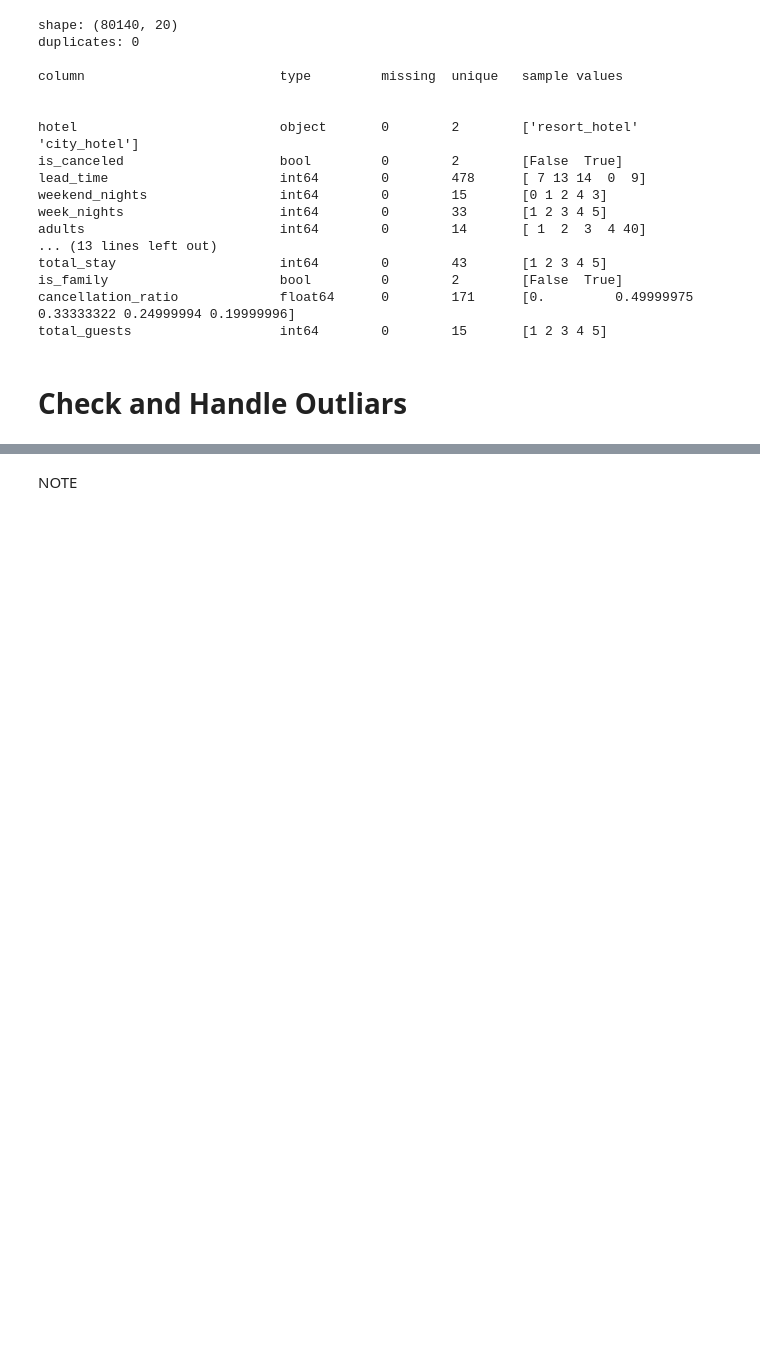
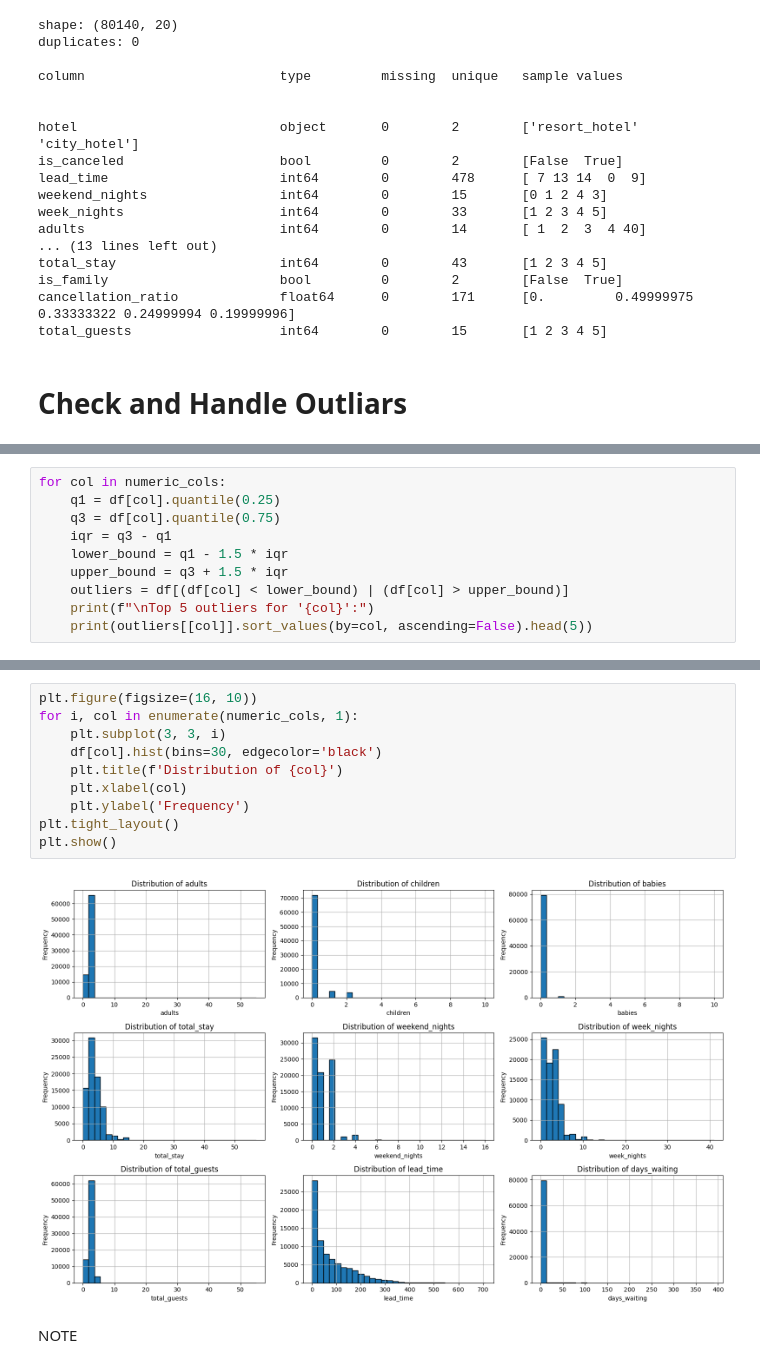
Before and after one commit to desi0302/CancelScope-Hotel-Booking-Analysis, a Jupyter notebook: jupyter_notebooks/etl.ipynb, the cells around one changed output, grey strips where cells are left out. Cells and saved outputs as stored; diff of their text form; blank space fills up the shorter version.

```diff
--- a/jupyter_notebooks/etl.ipynb
+++ b/jupyter_notebooks/etl.ipynb
@@ -320,0 +355,10 @@ total_guests                   int64        0        15       [1 2 3 4 5]
+# %%
+for col in numeric_cols:
+    q1 = df[col].quantile(0.25)
+    q3 = df[col].quantile(0.75)
+    iqr = q3 - q1
+    lower_bound = q1 - 1.5 * iqr
+    upper_bound = q3 + 1.5 * iqr
+    outliers = df[(df[col] < lower_bound) | (df[col] > upper_bound)]
+    print(f"\nTop 5 outliers for '{col}':")
+    print(outliers[[col]].sort_values(by=col, ascending=False).head(5))
@@ -321,3 +383,15 @@ total_guests                   int64        0        15       [1 2 3 4 5]
+# %%
+plt.figure(figsize=(16, 10))
+for i, col in enumerate(numeric_cols, 1):
+    plt.subplot(3, 3, i)
+    df[col].hist(bins=30, edgecolor='black')
+    plt.title(f'Distribution of {col}')
+    plt.xlabel(col)
+    plt.ylabel('Frequency')
+plt.tight_layout()
+plt.show()
+# %% [output]
+[figure, added]
 # %% [markdown]
 NOTE
 # %% [markdown]
```
Also changed, not shown: parts of 5 cells of this notebook, 1 other file.
